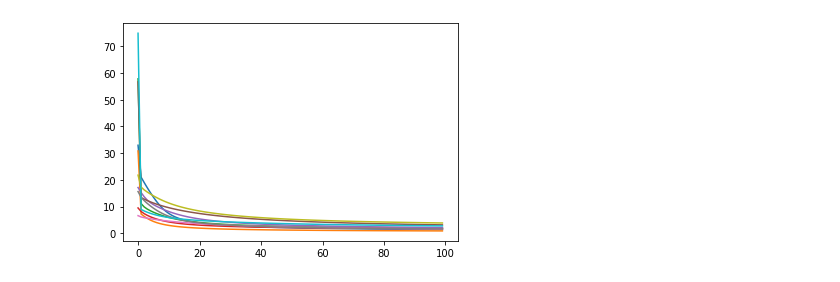
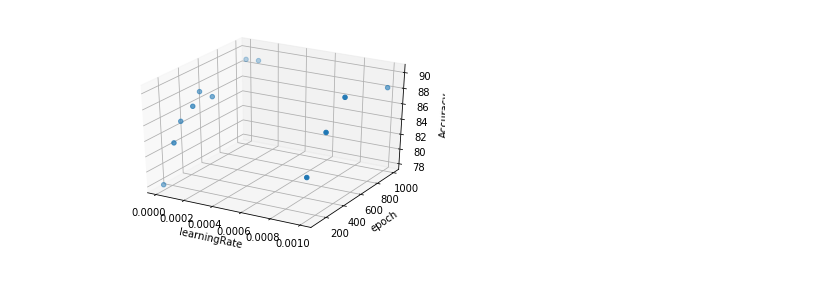
Before and after one commit to JunJun0411/AI, a Jupyter notebook: Logistic regression.ipynb, the cells around one changed output. Drawn from its saved outputs; the diff is of its cells as text; code cells hidden in the pictures.

```diff
--- a/Logistic regression.ipynb
+++ b/Logistic regression.ipynb
@@ -117,22 +274,24 @@ epoch:  7037     c
 # %%
+# epoch LearningRate에 따른 Accuracy 비교 3D Ploting
+import numpy as np
+import matplotlib.pyplot as plt
+from mpl_toolkits.mplot3d import Axes3D
 import sys, os
 sys.path.append(os.pardir)
-import numpy as np
 from dataset.mnist import load_mnist
-from PIL import Image
-import matplotlib.pyplot as plt
 
 class Logistic_Regression():
-    def __init__(self, X_train, y_train, learningRate):
+    def __init__(self, X_train, y_train, learningRate, S):
         self.X_train = self.Xmake(X_train) # x0 붙여서
-        self.y_train, self.rev = self.one_hot(y_train) # 원핫인코딩, 0과 1을 바꾼 matrix를 넘긴다.
+        self.y_train = self.one_hot(y_train) # 원핫인코딩, 0과 1을 바꾼 matrix를 넘긴다.
         self.W = np.random.randn(X_train.shape[1] + 1, np.unique(y_train).shape[0]) # 초기 Weight값 ( # of feature by # of target )
         self.learningRate = learningRate
         self.h = []
         self.cost2=[]
         self.EMIN = -np.log(np.finfo(type(0.1)).max)
+        self.Single = S
 
-    # X_train 데이터 x0 = 1로 세팅
+    # X_train 데이터에 bias 추가
     def Xmake(self, X_train):
         # z = [ [1], ... , [1] ] m개 , shape = (m, 1)
         z = np.ones(X_train.shape[0]).reshape(-1,1)
@@ -141,11 +300,10 @@ class Logistic_Regression():
     def one_hot(self, y_train):
         # 이미 원 핫 인코딩이 된 경우(2차원)
         if y_train.ndim == 2:
-            return y_train, 1 - y_train
+            return y_train
 
         # 1차원 ndarray인 경우
-        onehot = np.eye(np.unique(y_train).shape[0])[y_train]
-        return onehot, 1 - onehot
+        return np.eye(np.unique(y_train).shape[0])[y_train]
 
     def sigmoid(self, x):
         xSafe = np.array(np.maximum(x, self.EMIN))
@@ -153,12 +311,14 @@ class Logistic_Regression():
 
     def cost(self):
         # CostFunction, J()값의 추이를 볼 것
-        vec1 = (np.log(self.h) * self.y_train)
-        J1 = -vec1.sum(0) / self.y_train.sum(0)
-        vec2 = (np.log(np.maximum(1 - self.h, 1e-8)) * (1-self.y_train)) # log(0)이 안되므로 1e-8
-        J2 = -vec2.sum(0) / self.y_train.sum(0)
+        vec1 = -(np.log(self.h) * self.y_train)
+        J1 = vec1.sum(0) / self.y_train.sum(0)
+        vec2 = -(np.log(np.maximum(1 - self.h, 1e-8)) * (1-self.y_train)) # log(0)이 안되므로 1e-8
+        J2 = vec2.sum(0) / self.y_train.sum(0)
         # 각 Class 는 해당 Class의 logh(x) + 다른 Class의 1-logh(x)
         J = J1 + J2
+        if self.Single == True:
+            J = J[0]
         self.cost2.append(J) # plt위해 저장
         return J
 
@@ -167,28 +327,60 @@ class Logistic_Regression():
             # sigmoid 적용 h(w*x) => m*t matrix
             self.h = self.sigmoid(np.dot(self.X_train, self.W))
             self.W -= self.learningRate * np.dot(self.X_train.T,(self.h - self.y_train))
-            print("epoch: ", i, "\t cost: ", self.cost())
+            self.cost()
 
     def predict(self, X_test, y_test):
-        X = self.Xmake(X_test)
-        # X_test값에 weight 적용
-        Xweight = np.dot(X, self.W)
-        # 각 데이터의 최대값 class 번호
-        y_predict = np.argmax(Xweight, axis=1)
-        # Accuracy %
-        print("Accuracy = ",np.sum((y_test - y_predict)==0) / y_test.shape[0] * 100,"%")
+        # MultiClass
+        if self.Single == False:
+            X = self.Xmake(X_test)
+            # X_test값에 weight 적용
+            Xweight = np.dot(X, self.W)
+            # 각 데이터의 최대값 class 번호
+            y_predict = np.argmax(Xweight, axis=1)
+            # Accuracy %
+            return np.sum((y_test - y_predict)==0) / y_test.shape[0] * 100
+
+        else :
+            X = self.Xmake(X_test)
+            # X_test값에 weight 적용
+            Xweight = np.dot(X, self.W)
+            # Xweight에 sigmoid를 거쳐 나온 값이 0.5이상인 것만 추출
+            y_predict = np.array(self.sigmoid([Xweight])>=0.5)
+            y_acc = np.equal(y_predict.reshape(-1, 2), self.one_hot(y_test))
+            # Accuracy %
+            return y_acc.sum(0)[0] / y_test.shape[0] * 100
+
+    def flush(self):
+        self.W = []
+        self.h = []
+
+def LgPlt3D(x_train, y_train, x_test, y_test, learningRate, epoch):
+    X = []
+    Y = []
+    Z = []
+    for ir in (learningRate):
+        for ep in (epoch):
+            Iris = Logistic_Regression(x_train, y_train, ir, False)
+            Iris.learn(ep)
+            X.append(ir)
+            Y.append(ep)
+            Z.append(Iris.predict(x_test,y_test))
+
+    fig = plt.figure()
+    ax = fig.gca(projection='3d')
+    print(X)
+    print(Y)
+    print(Z)
+    ax.scatter(X,Y,Z)
+    ax.set_xlabel('learningRate')
+    ax.set_ylabel('epoch')
+    ax.set_zlabel('Accuracy')
+    plt.show()
 
 (X_train, t_train), (X_test, t_test) = load_mnist(flatten=True, normalize=True)
 
-learningRate = 0.00001
-epoch = 100
-lo = Logistic_Regression(X_train, t_train, learningRate)
+learningRate2 = [0.001, 0.0001, 0.00001]
+epoch2 = [100, 300, 500, 1000]
 
-lo.learn(epoch) #epoch 만큼 학습
-lo.predict(X_test, t_test)
-print("epoch = ", epoch, "LearningRate = ", learningRate)
-y = lo.cost2
-x = np.arange(epoch)
-plt.plot(x, y)
-plt.show()
+LgPlt3D(X_train, t_train, X_test, t_test, learningRate2, epoch2)
 # %% [output]
@@ -212 +390 @@ epoch =  100 LearningRate =  1e-05
-[figure, old version]
+[figure, new version]
```
Also changed, not shown: parts of 11 cells of this notebook, 9 other files.
